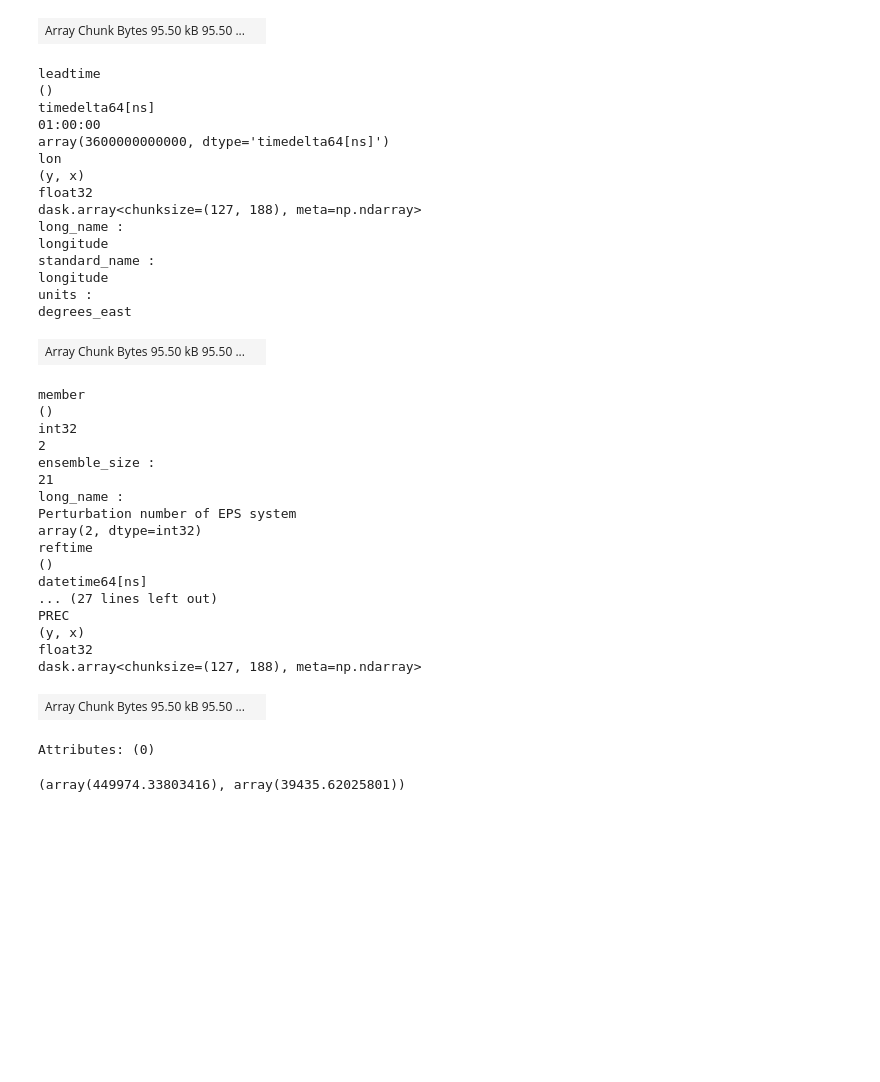
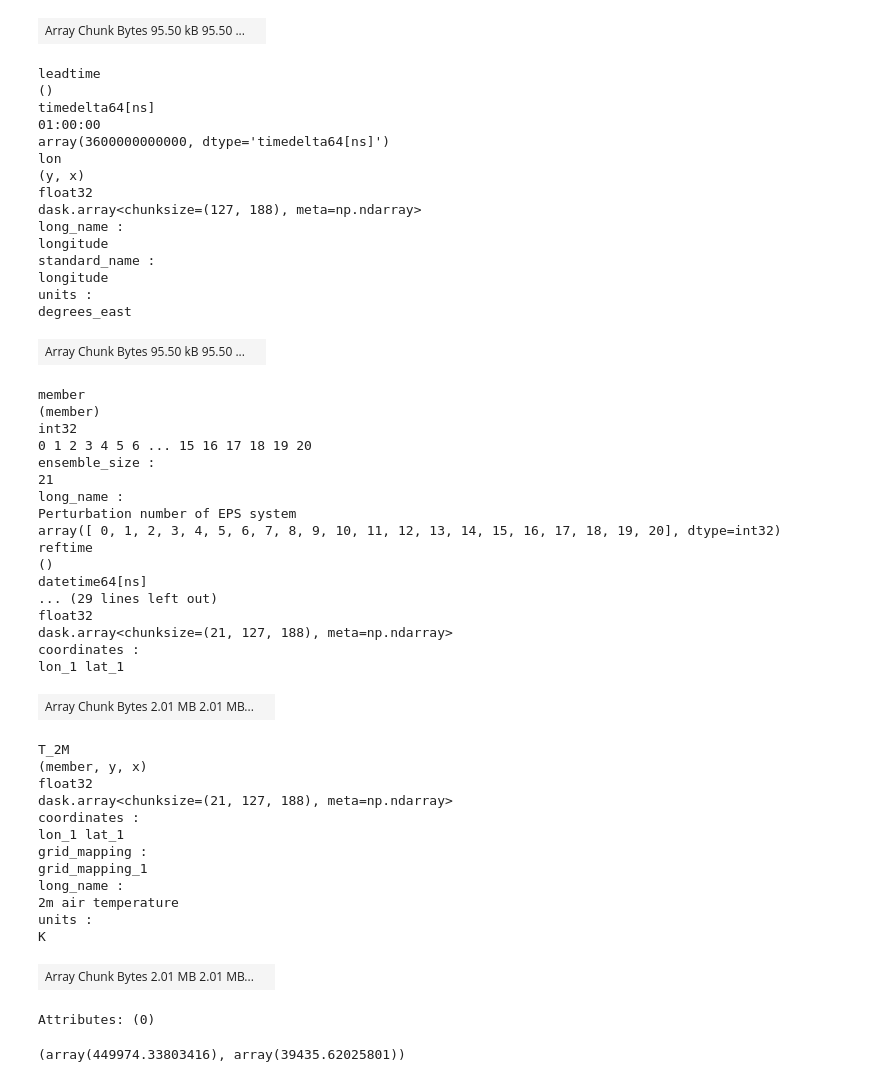
Before and after one commit to butoialexandra/Realistic-looking-rainfall-forecasts, a Jupyter notebook: KNN and shit.ipynb, the cells around one changed output. Saved outputs shown, nothing was run; the diff lists cells and outputs as text; code cells hidden in the pictures; blank space fills up the shorter version.

```diff
--- a/KNN and shit.ipynb
+++ b/KNN and shit.ipynb
@@ -1,15 +1,32 @@
 # %%
+import sys
+print(sys.version)
+
 import matplotlib.pyplot as plt
 import sklearn.metrics
 import properscoring as ps
+base_dir = "/mnt/ds3lab-scratch/bhendj/data"
+on_cluster = True
 # %%
 import xarray as xr
-weather = xr.open_mfdataset("./combiprecip_201805.nc", combine='by_coords')
+import os
+
+if on_cluster:
+    path = os.path.join(base_dir, "combiprecip", "combiprecip_201805.nc")
+else:
+    path = "./combiprecip_201805.nc"
+
+weather = xr.open_mfdataset(path, combine='by_coords')
 # %%
 import xarray as xr
 import pyproj
 
-cosmo = xr.open_zarr("./cosmoe_prec_201805.zarr")
+if on_cluster:
+    path = os.path.join(base_dir, "cosmoe", "data.zarr", "data_ethz.zarr")
+else:
+    path = "./cosmoe_prec_201805.zarr"
+
+cosmo = xr.open_zarr(path)
 
 # Transform to the other coordinate system
 src_proj = pyproj.Proj("EPSG:4326") # WSG84
@@ -21,6 +38,8 @@ cosmo = cosmo.assign_coords({"chx": (("y", "x"), dst_x) , "chy": (("y", "x"), ds
 # %%
 # Actual weather: (710, 640)
 # Let's set this to 2018-05-01T01:00:00 (time=0)
-weather.isel(time=0, dummy=0)
+weather_point = weather.isel(time=0, dummy=0)
+target_time = weather_point['time'].values
 #weather?
+print(target_time)
 # %% [output]
@@ -105,7 +47,11 @@ nco_openmp_thread_number :
 # %%
+import numpy as np
 # reftime: current time at time of prediction
 # leadtime: number of hours after prediction time
 # X, Y: (188, 127)
 # chx, chy: in swiss coordinates
-cosmo.isel(member=2, reftime=0, leadtime=1)
+cosmo.isel(member=2, reftime=0, leadtime=1)['reftime']
+
+# This is how you select the predictions at the given time
+cosmo.sel(reftime=target_time - np.timedelta64(1, 'h')).isel(leadtime=1)
 # %% [output]
@@ -125,42 +72,55 @@ standard_name :
 latitude
 units :
 degrees_north
 | Array Chunk Bytes 95.50 kB 95.50 ... |  |
 leadtime
 ()
 timedelta64[ns]
 01:00:00
 array(3600000000000, dtype='timedelta64[ns]')
 lon
 (y, x)
 float32
 dask.array<chunksize=(127, 188), meta=np.ndarray>
 long_name :
 longitude
 standard_name :
 longitude
 units :
 degrees_east
 | Array Chunk Bytes 95.50 kB 95.50 ... |  |
 member
-()
+(member)
 int32
-2
+0 1 2 3 4 5 6 ... 15 16 17 18 19 20
 ensemble_size :
 21
 long_name :
 Perturbation number of EPS system
-array(2, dtype=int32)
+array([ 0, 1, 2, 3, 4, 5, 6, 7, 8, 9, 10, 11, 12, 13, 14, 15, 16, 17, 18, 19, 20], dtype=int32)
 reftime
 ()
 datetime64[ns]
-... (27 lines left out)
-PREC
-(y, x)
+... (29 lines left out)
 float32
-dask.array<chunksize=(127, 188), meta=np.ndarray>
+dask.array<chunksize=(21, 127, 188), meta=np.ndarray>
+coordinates :
+lon_1 lat_1
-| Array Chunk Bytes 95.50 kB 95.50 ... |  |
+| Array Chunk Bytes 2.01 MB 2.01 MB... |  |
-Attributes: (0)
+T_2M
+(member, y, x)
+float32
+dask.array<chunksize=(21, 127, 188), meta=np.ndarray>
+coordinates :
+lon_1 lat_1
+grid_mapping :
+grid_mapping_1
+long_name :
+2m air temperature
+units :
+K
+| Array Chunk Bytes 2.01 MB 2.01 MB... |  |
+Attributes: (0)
 # %%
 point = cosmo.isel(member=0, reftime=0, leadtime=1, x=0, y=0)
 chx, chy = point['chx'], point['chy']
```
Also changed, not shown: parts of 18 cells of this notebook, 3 other files.
